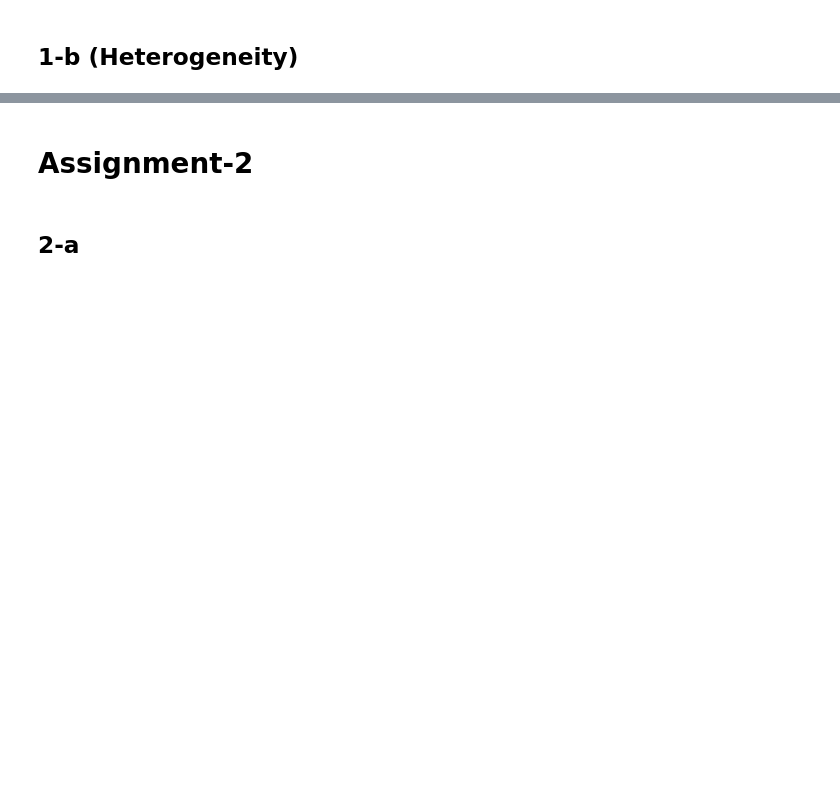
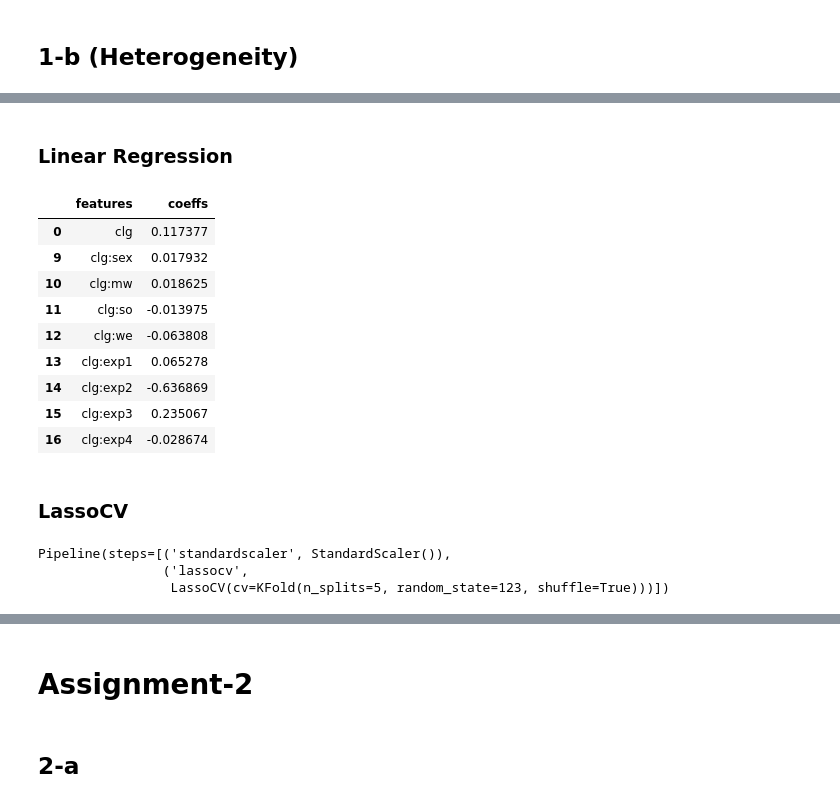
Before and after one commit to pradyumna-singh/MetricsMLNotebooks, a Jupyter notebook: hw/hw-2/HW-2.ipynb, the cells around one changed output, grey strips where cells are left out. Saved outputs shown, nothing was run; the diff lists cells and outputs as text; code cells hidden in the pictures; blank space fills up the shorter version.

```diff
--- a/hw/hw-2/HW-2.ipynb
+++ b/hw/hw-2/HW-2.ipynb
@@ -315,0 +245,11 @@ for c in interaction_cols:
+# %%
+Zhet = patsy.dmatrix('0 + (sex+mw+so+we+exp1+exp2+exp3+exp4)',
+                      Z, return_type='dataframe')
+Zhet = Zhet - Zhet.mean(axis=0)
+# %%
+Zhet['clg'] = Z['clg']
+Zinteractions = patsy.dmatrix('0 + clg + clg * (sex+mw+so+we+exp1+exp2+exp3+exp4)',
+                               Zhet, return_type='dataframe')
+# %%
+X = pd.concat([Zinteractions, Zcontrols], axis=1)
+X = X.loc[:,~X.columns.duplicated()] ### remove duplicate columns
@@ -315,0 +269,20 @@ for c in interaction_cols:
+# %% [markdown]
+### Linear Regression
+# %%
+lin_reg_sk = LinearRegression().fit(X, y.reshape(-1,1))
+# %%
+results = pd.DataFrame(zip(X.columns, lin_reg_sk.coef_[0]), columns=["features", "coeffs"])
+results[results["features"].str.contains("clg")]
+# %% [output]
+|  | features | coeffs |
+| 0 | clg | 0.117377 |
+| 9 | clg:sex | 0.017932 |
+| 10 | clg:mw | 0.018625 |
+| 11 | clg:so | -0.013975 |
+| 12 | clg:we | -0.063808 |
+| 13 | clg:exp1 | 0.065278 |
+| 14 | clg:exp2 | -0.636869 |
+| 15 | clg:exp3 | 0.235067 |
+| 16 | clg:exp4 | -0.028674 |
+# %% [markdown]
+### LassoCV
@@ -315,0 +292,6 @@ for c in interaction_cols:
+# %%
+lasso_cv.fit(X, y.reshape(-1,1))
+# %% [output]
+Pipeline(steps=[('standardscaler', StandardScaler()),
+                ('lassocv',
+                 LassoCV(cv=KFold(n_splits=5, random_state=123, shuffle=True)))])
```
Also changed, not shown: parts of 51 cells of this notebook.
